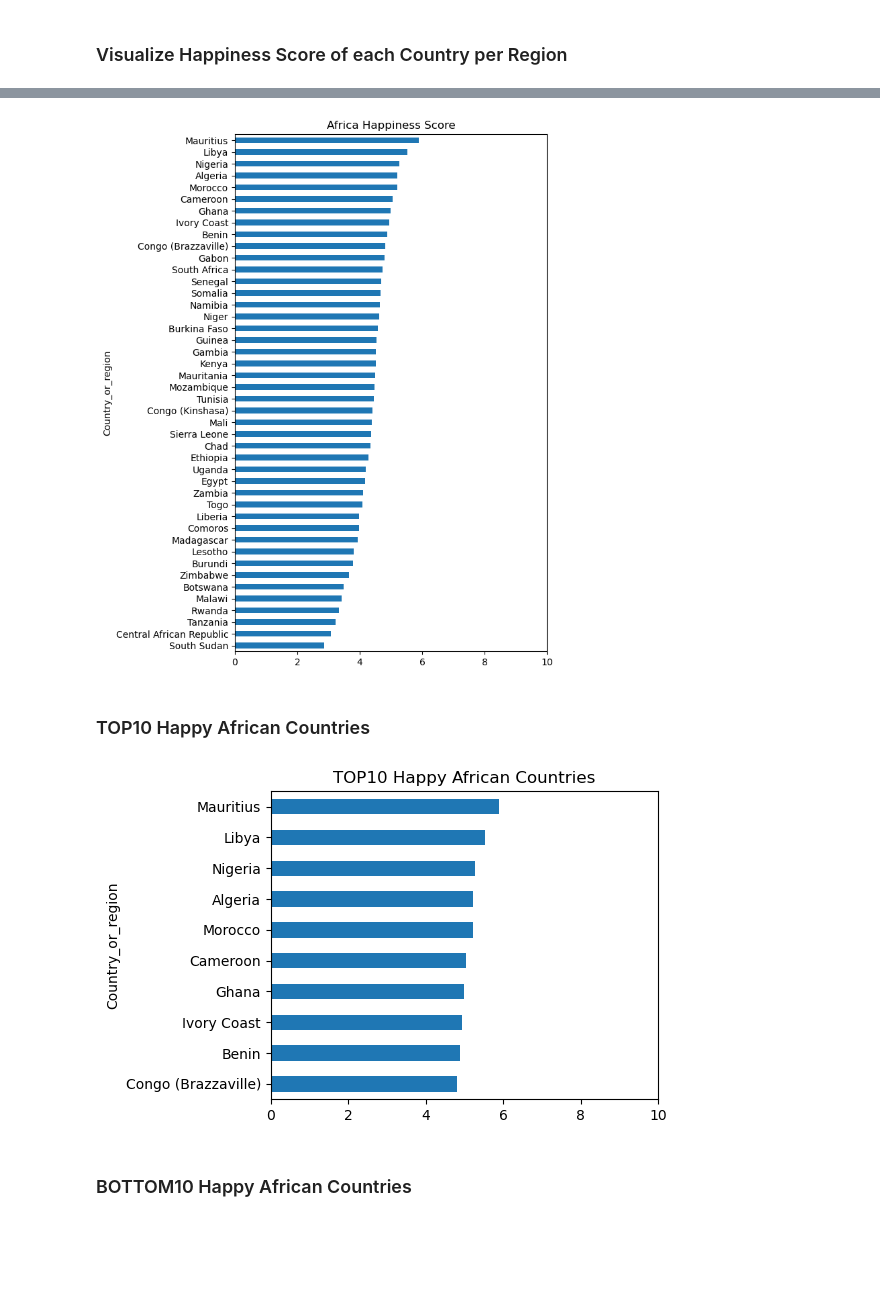
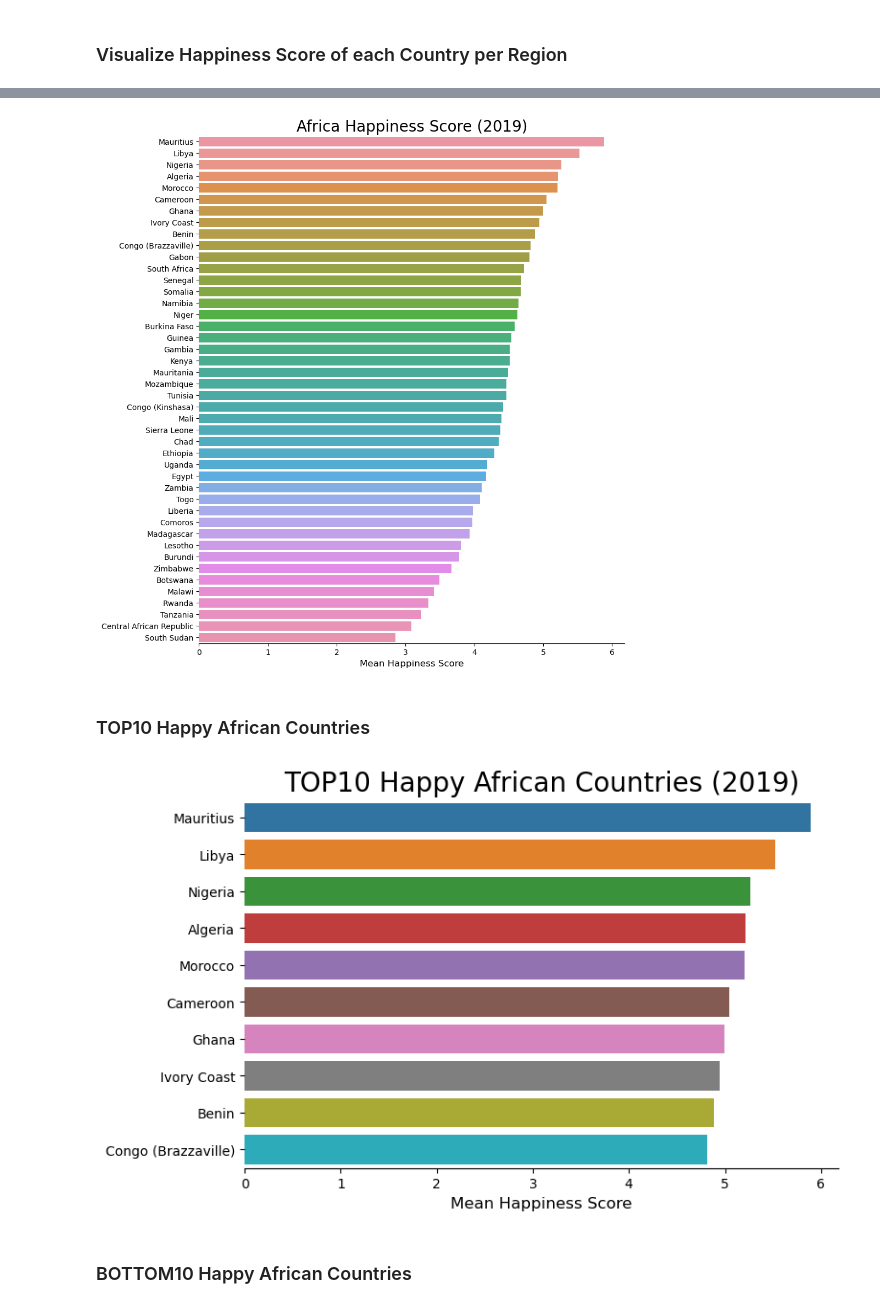
Before and after one commit to CyprianFusi/World-Happiness-Report-for-2015-2019, a Jupyter notebook: World_Happiness_Report_2019.ipynb, the cells around one changed output, grey strips where cells are left out. Saved outputs shown, nothing was run; the diff lists cells and outputs as text; code cells hidden in the pictures; blank space fills up the shorter version.

```diff
--- a/World_Happiness_Report_2019.ipynb
+++ b/World_Happiness_Report_2019.ipynb
@@ -85,19 +88,33 @@ africa_54 = ['Algeria', 'Angola', 'Benin', 'Botswana', 'Burkina Faso', 'Burundi'
 # %%
 africa = happiness2019.loc[happiness2019.Country_or_region.isin(africa_54), :]
 # %%
-fig, ax = plt.subplots(figsize = (6, 10))
-africa.sort_values(by = 'Score').plot(x = 'Country_or_region', y = 'Score', kind = 'barh', title = 'Africa Happiness Score', xlim = (0, 10), ax = ax)
-ax.legend().remove()
+fig, ax = plt.subplots(figsize = (10, 12))
+data = africa.sort_values(by = 'Score', ascending = False)
+sns.barplot(y = 'Country_or_region', x = 'Score', data = data, ax = ax)
+plt.title('Africa Happiness Score (2019)', fontsize = 20)
+plt.xlabel('Mean Happiness Score', fontsize = 12)
+plt.ylabel(None)
+ax.spines['right'].set_visible(False)
+ax.spines['top'].set_visible(False)
+ax.spines['left'].set_visible(False)
 plt.show()
 # %% [output]
-[figure, old version]
+[figure, new version]
 # %% [markdown]
 ### TOP10 Happy African Countries
 # %%
 top10_africa = africa.head(10)
-fig, ax = plt.subplots(figsize = (5, 4))
-top10_africa.sort_values(by = 'Score').plot(x = 'Country_or_region', y = 'Score', kind = 'barh', title = 'TOP10 Happy African Countries', xlim = (0, 10), ax = ax)
-ax.legend().remove()
+
+fig, ax = plt.subplots(figsize = (8, 5))
+data = top10_africa.sort_values(by = 'Score', ascending = False)
+sns.barplot(y = 'Country_or_region', x = 'Score', data = data, ax = ax)
+plt.title('TOP10 Happy African Countries (2019)', fontsize = 20)
+plt.xlabel('Mean Happiness Score', fontsize = 12)
+plt.ylabel(None)
+ax.spines['right'].set_visible(False)
+ax.spines['top'].set_visible(False)
+ax.spines['left'].set_visible(False)
 plt.show()
+fig.savefig('TOP10 Happy African Countries (2019).png', dpi = 300)
 # %% [output]
-[figure, old version]
+[figure, new version]
```
Also changed, not shown: parts of 34 cells of this notebook.
